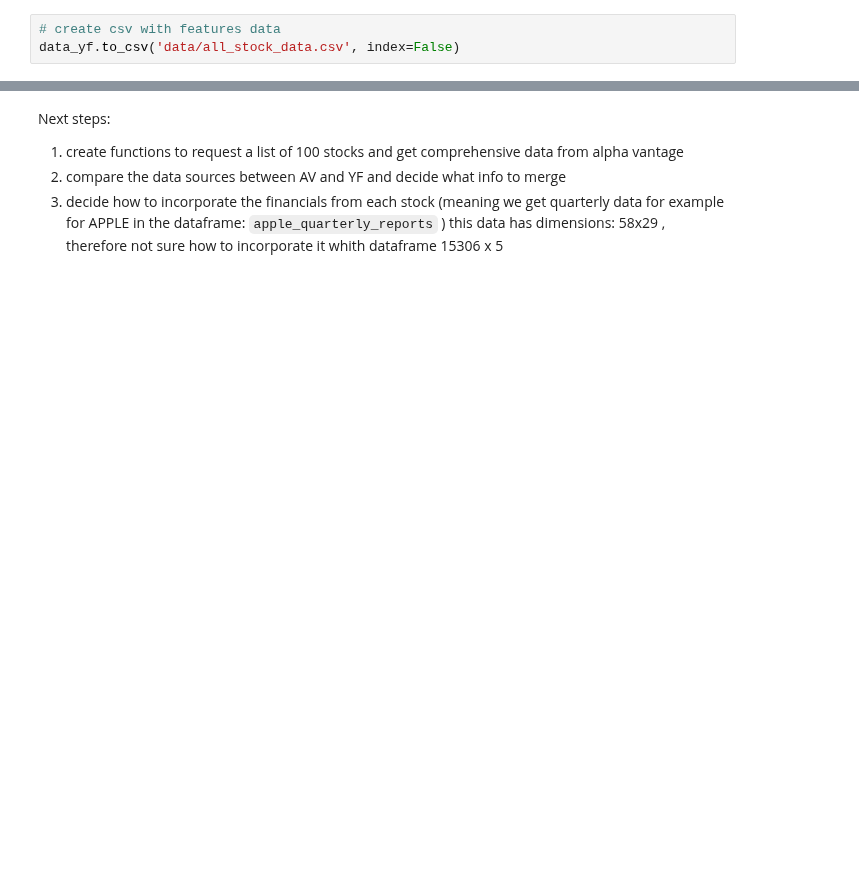
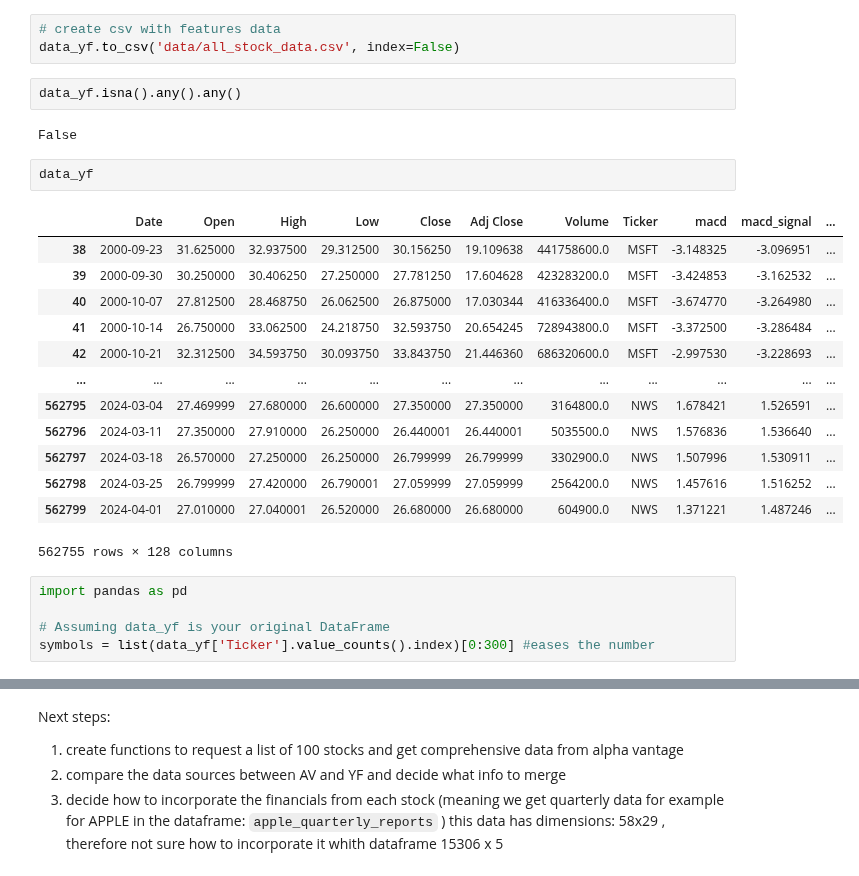
Before and after one commit to luitelshreejal/investment_allocation, a Jupyter notebook: main.ipynb, the cells around one changed output, grey strips where cells are left out. Cells and saved outputs as stored; diff of their text form; blank space fills up the shorter version.

```diff
--- a/main.ipynb
+++ b/main.ipynb
@@ -355,3 +385,28 @@ data_yf.shape, data_yf.columns, data_yf.describe()
 # %%
 # create csv with features data
 data_yf.to_csv('data/all_stock_data.csv', index=False)
+# %%
+data_yf.isna().any().any()
+# %% [output]
+False
+# %%
+data_yf
+# %% [output]
+|  | Date | Open | High | Low | Close | Adj Close | Volume | Ticker | macd | macd_signal | ... |
+| 38 | 2000-09-23 | 31.625000 | 32.937500 | 29.312500 | 30.156250 | 19.109638 | 441758600.0 | MSFT | -3.148325 | -3.096951 | ... |
+| 39 | 2000-09-30 | 30.250000 | 30.406250 | 27.250000 | 27.781250 | 17.604628 | 423283200.0 | MSFT | -3.424853 | -3.162532 | ... |
+| 40 | 2000-10-07 | 27.812500 | 28.468750 | 26.062500 | 26.875000 | 17.030344 | 416336400.0 | MSFT | -3.674770 | -3.264980 | ... |
+| 41 | 2000-10-14 | 26.750000 | 33.062500 | 24.218750 | 32.593750 | 20.654245 | 728943800.0 | MSFT | -3.372500 | -3.286484 | ... |
+| 42 | 2000-10-21 | 32.312500 | 34.593750 | 30.093750 | 33.843750 | 21.446360 | 686320600.0 | MSFT | -2.997530 | -3.228693 | ... |
+| ... | ... | ... | ... | ... | ... | ... | ... | ... | ... | ... | ... |
+| 562795 | 2024-03-04 | 27.469999 | 27.680000 | 26.600000 | 27.350000 | 27.350000 | 3164800.0 | NWS | 1.678421 | 1.526591 | ... |
+| 562796 | 2024-03-11 | 27.350000 | 27.910000 | 26.250000 | 26.440001 | 26.440001 | 5035500.0 | NWS | 1.576836 | 1.536640 | ... |
+| 562797 | 2024-03-18 | 26.570000 | 27.250000 | 26.250000 | 26.799999 | 26.799999 | 3302900.0 | NWS | 1.507996 | 1.530911 | ... |
+| 562798 | 2024-03-25 | 26.799999 | 27.420000 | 26.790001 | 27.059999 | 27.059999 | 2564200.0 | NWS | 1.457616 | 1.516252 | ... |
+| 562799 | 2024-04-01 | 27.010000 | 27.040001 | 26.520000 | 26.680000 | 26.680000 | 604900.0 | NWS | 1.371221 | 1.487246 | ... |
+562755 rows × 128 columns
+# %%
+import pandas as pd
+
+# Assuming data_yf is your original DataFrame
+symbols = list(data_yf['Ticker'].value_counts().index)[0:300] #eases the number
```
Also changed, not shown: parts of 34 cells of this notebook.
